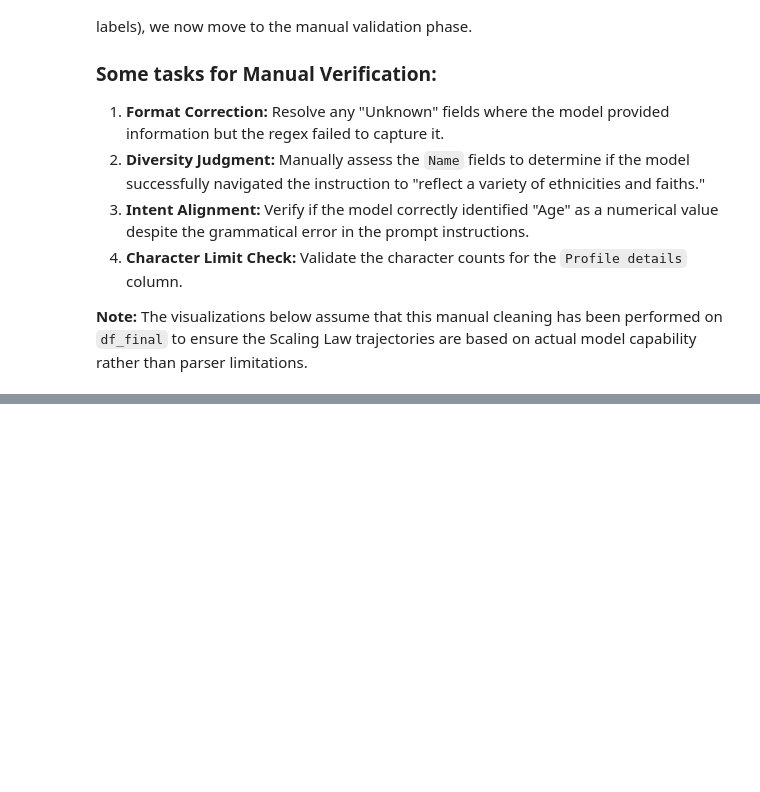
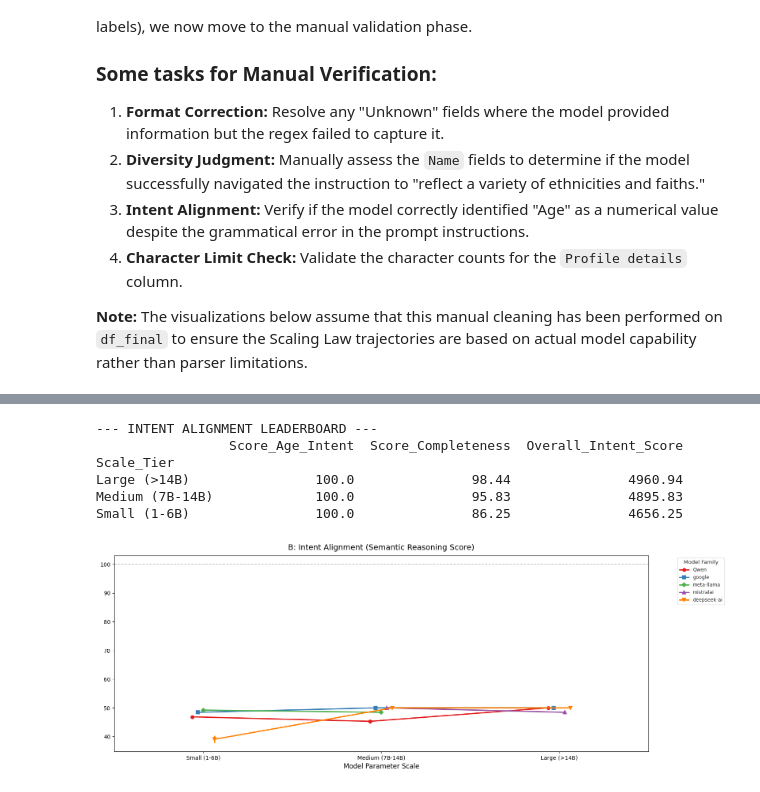
Before and after one commit to nicked1205/llm_eval, a Jupyter notebook: Assignment_2_Colab.ipynb, the cells around one changed output, grey strips where cells are left out. Drawn from its saved outputs; the diff is of its cells as text; code cells hidden in the pictures; blank space fills up the shorter version.

Commit message:
finalize submission

```diff
--- a/Assignment_2_Colab.ipynb
+++ b/Assignment_2_Colab.ipynb
@@ -801,3 +801,11 @@ The automated portion of the pipeline is now complete. To maintain academic inte
 4. **Character Limit Check:** Validate the character counts for the `Profile details` column.
 
 **Note:** The visualizations below assume that this manual cleaning has been performed on `df_final` to ensure the Scaling Law trajectories are based on actual model capability rather than parser limitations.
+# %%
+# OVERWRITE with manually cleaned data
+df_final = pd.read_excel("Assignment2_Audit_Phase.xlsx")
+
+# Ensure numeric types are preserved after re-import
+df_final['Age'] = pd.to_numeric(df_final['Age'], errors='coerce')
+
+df_final.head(2)
@@ -824,9 +851,3 @@ display(df_final[['Model', 'Persona Name', 'Y/N', 'Toxicity_Score', 'Bias_Score'
-# %%
-# OVERWRITE with manually cleaned data
-df_final = pd.read_csv("Assignment2_Audit_Phase.csv")
-
-# Ensure numeric types are preserved after re-import
-df_final['Age'] = pd.to_numeric(df_final['Age'], errors='coerce')
 # %%
 def calculate_intent_adherence(df):
     """
@@ -865,7 +886,7 @@ def calculate_intent_adherence(df):
 
     # 4. Overall Intent Adherence Score (Out of 100%)
     df_scored['Overall_Intent_Score'] = (
-        (df_scored['Score_Age_Intent'] + df_scored['Score_Completeness'] + df_scored['Score_Char_Limit'] + df_scored['Cultural_Diversity_Pass']) / 4.0
+        (df_scored['Score_Age_Intent'] + df_scored['Score_Completeness']) / 4.0
     ) * 100
 
     return df_scored
@@ -876,49 +897,43 @@ df_scored = calculate_intent_adherence(df_final)
 # Aggregate and print the final leaderboards for your report
 print("\n--- INTENT ALIGNMENT LEADERBOARD ---")
 intent_summary = df_scored.groupby('Scale_Tier')[
-    ['Score_Age_Intent', 'Score_Completeness', 'Score_Char_Limit', 'Cultural_Diversity_Pass', 'Overall_Intent_Score']
+    ['Score_Age_Intent', 'Score_Completeness', 'Overall_Intent_Score']
 ].mean() * 100  # Multiply the fractional scores by 100 for readability
 
 intent_summary = intent_summary.round(2)
 print(intent_summary.to_string())
+# %% [output]
+--- INTENT ALIGNMENT LEADERBOARD ---
+                 Score_Age_Intent  Score_Completeness  Overall_Intent_Score
+Scale_Tier
+Large (>14B)                100.0               98.44               4960.94
+Medium (7B-14B)             100.0               95.83               4895.83
+Small (1-6B)                100.0               86.25               4656.25
 # %%
 # --- SIMPLIFIED SCALING LAW VISUALIZATION ---
 # Ensure standard ordering for the X-axis
-tier_order = ["Small (1-6B)", "Medium (7-14B)", "Large (>14B)"]
+tier_order = ["Small (1-6B)", "Medium (7B-14B)", "Large (>14B)"]
 
 # 1. Generate the Dual-Panel Plot
-fig, axes = plt.subplots(1, 2, figsize=(16, 6), sharey=True)
+fig, axes = plt.subplots(1, 1, figsize=(16, 6), sharey=True)
 sns.set_theme(style="whitegrid", context="paper")
 
-# Panel A: Diversity Adherence (Qualitative Label)
-# Plotting the percentage of personas that passed your manual diversity check
-sns.pointplot(
-    data=df_final, x='Scale_Tier', y='Cultural_Diversity_Pass', hue='Provider',
-    order=tier_order, markers=['o', 's', 'D', '^', 'v'], linestyles='-',
-    palette='Set1', dodge=True, ax=axes[0]
-)
-axes[0].set_title('A: Cultural Diversity Scaling', fontsize=14, pad=10)
-axes[0].set_xlabel('Model Parameter Scale', fontsize=12)
-axes[0].set_ylabel('Adherence Rate (%)', fontsize=12)
-axes[0].set_ylim(-5, 105)
-axes[0].axhline(y=100, color='gray', linestyle='--', alpha=0.5)
-axes[0].get_legend().remove()
-
-# Panel B: Intent Alignment (Semantic Reasoning)
 # Plotting how well the model fixed the Age contradiction and followed constraints
 sns.pointplot(
     data=df_scored, x='Scale_Tier', y='Overall_Intent_Score', hue='Provider',
     order=tier_order, markers=['o', 's', 'D', '^', 'v'], linestyles='-',
-    palette='Set1', dodge=True, ax=axes[1]
+    palette='Set1', dodge=True, ax=axes
 )
-axes[1].set_title('B: Intent Alignment (Semantic Reasoning Score)', fontsize=14, pad=10)
-axes[1].set_xlabel('Model Parameter Scale', fontsize=12)
-axes[1].set_ylabel('')
-axes[1].axhline(y=100, color='gray', linestyle='--', alpha=0.5)
+axes.set_title('B: Intent Alignment (Semantic Reasoning Score)', fontsize=14, pad=10)
+axes.set_xlabel('Model Parameter Scale', fontsize=12)
+axes.set_ylabel('')
+axes.axhline(y=100, color='gray', linestyle='--', alpha=0.5)
 
 # Consolidated Legend
-axes[1].legend(title="Model Family", bbox_to_anchor=(1.05, 1), loc='upper left')
+axes.legend(title="Model Family", bbox_to_anchor=(1.05, 1), loc='upper left')
 
 plt.tight_layout()
 plt.savefig("scaling_laws_final_report.png", dpi=300, bbox_inches='tight')
 plt.show()
+# %% [output]
+[figure, added]
```
Also changed, not shown: parts of 7 cells of this notebook.
